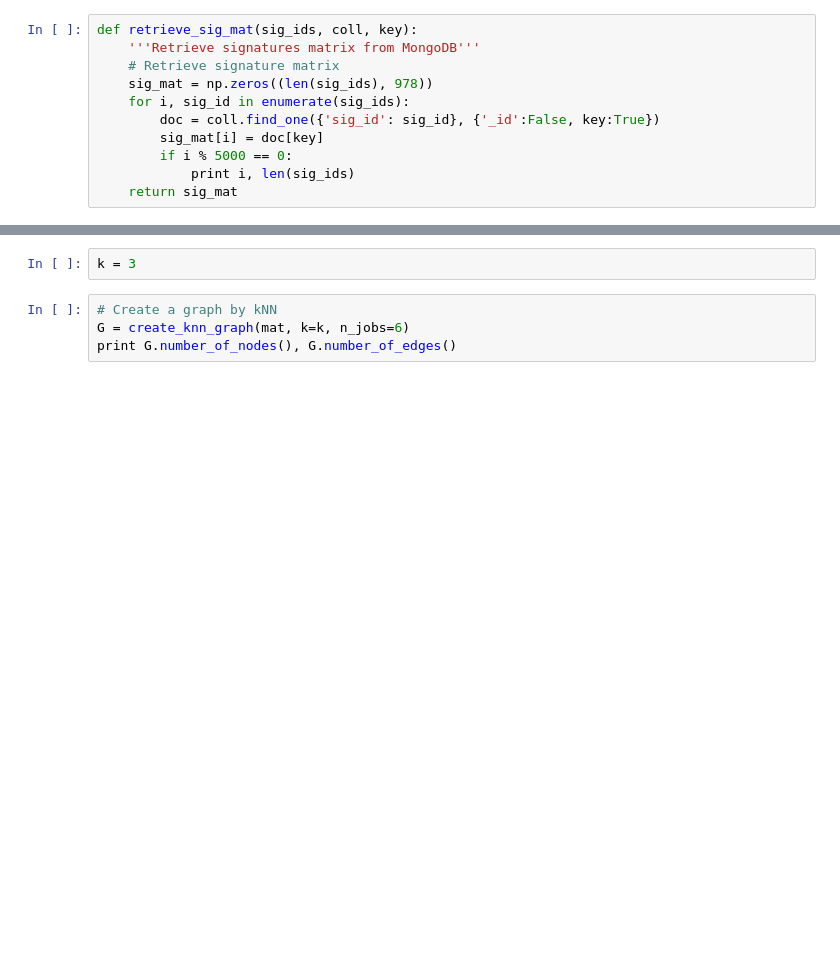
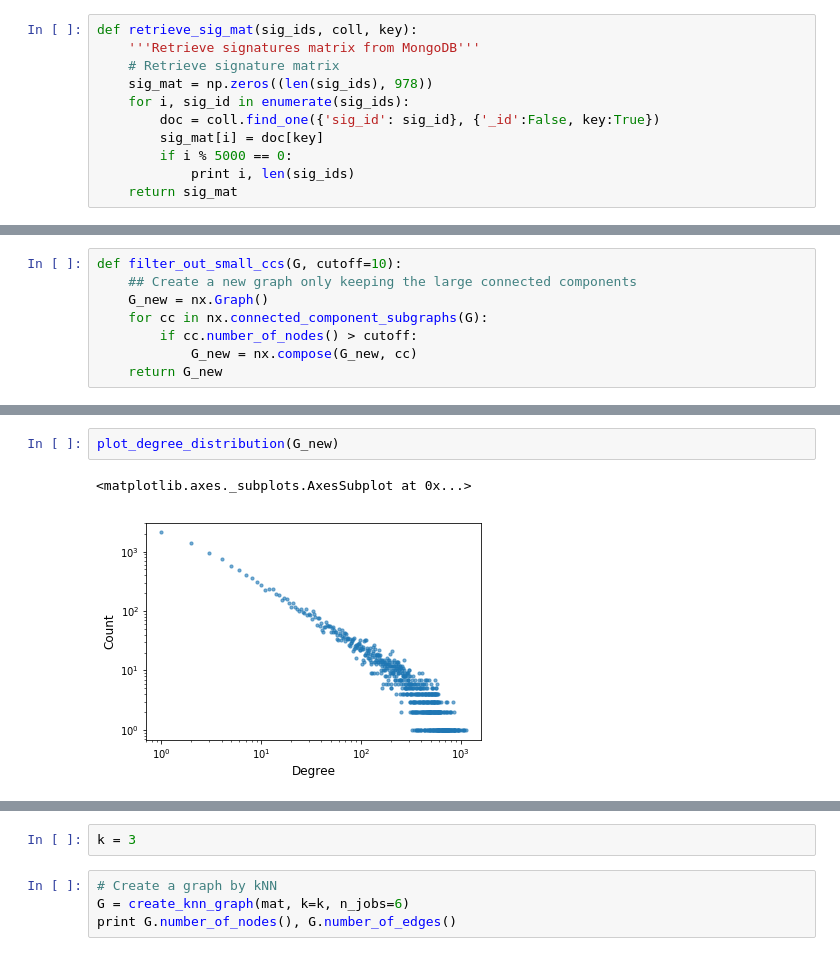
Before and after one commit to MaayanLab/L1000FWD, a Jupyter notebook: notebooks/Make_Network-new.ipynb, the cells around one changed output, grey strips where cells are left out. Drawn from its saved outputs; the diff is of its cells as text; blank space fills up the shorter version.

```diff
--- a/notebooks/Make_Network-new.ipynb
+++ b/notebooks/Make_Network-new.ipynb
@@ -183,5 +198,13 @@ def create_knn_graph(X, k=30, metric='euclidean', n_jobs=1):
                                         )
     G = nx.from_scipy_sparse_matrix(adj_mat)
     return G
+# %%
+def filter_out_small_ccs(G, cutoff=10):
+    ## Create a new graph only keeping the large connected components
+    G_new = nx.Graph()
+    for cc in nx.connected_component_subgraphs(G):
+        if cc.number_of_nodes() > cutoff:
+            G_new = nx.compose(G_new, cc)
+    return G_new
 # %%
 # Compute the pairwise cosine distance and convert to adjacency matrix
@@ -194,0 +231,5 @@ del mat
+# %%
+plot_degree_distribution(G_new)
+# %% [output]
+<matplotlib.axes._subplots.AxesSubplot at 0x...>
+[figure, added]
```
Also changed, not shown: parts of 32 cells of this notebook, 2 other files.
